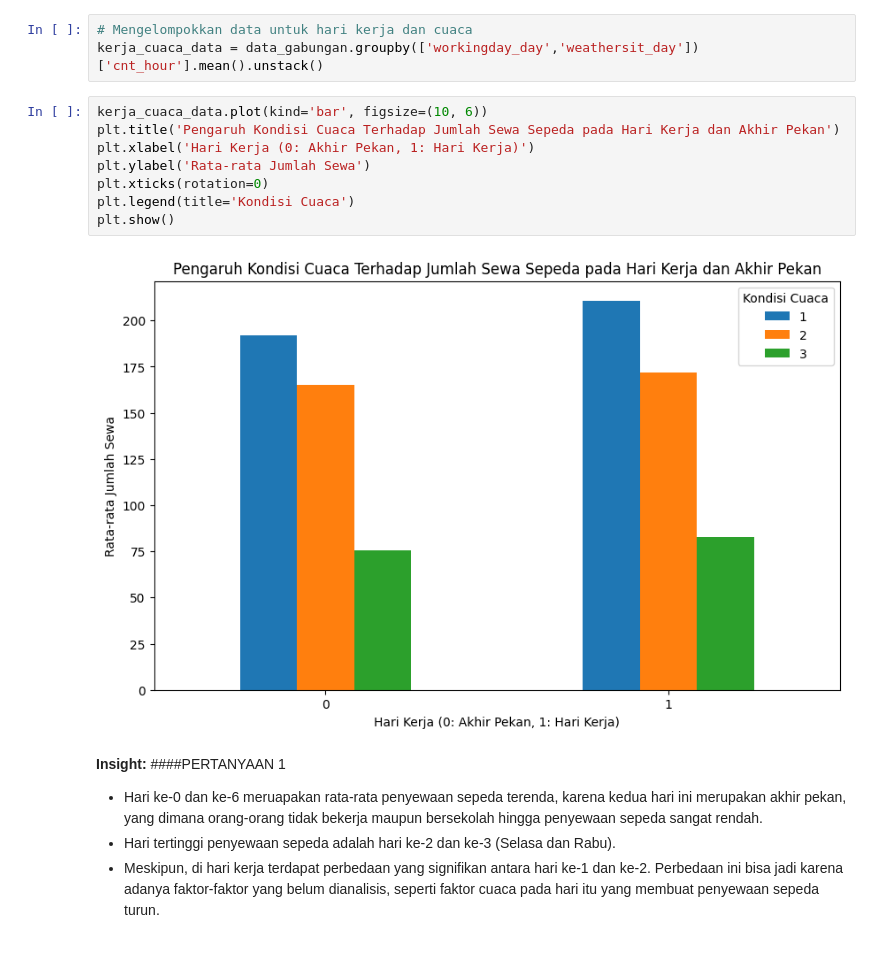
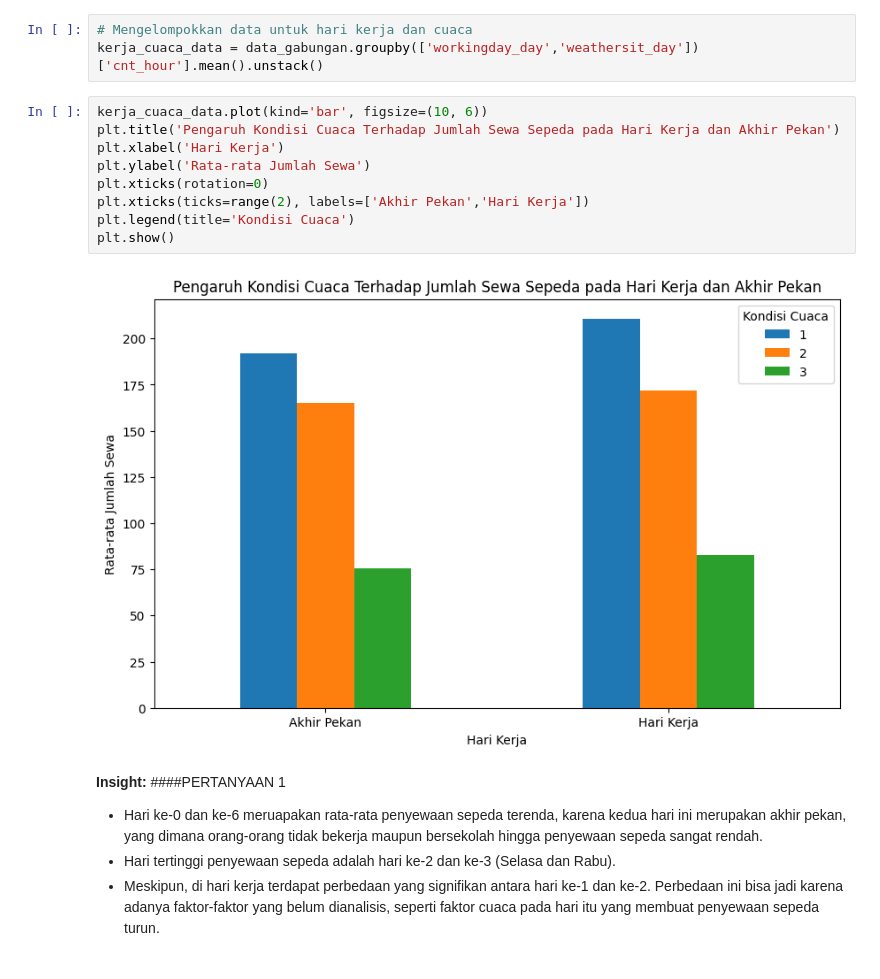
Before and after one commit to tsyaslsbl/Proyek_Analisis_Data, a Jupyter notebook: Notebook.ipynb, the cells around one changed output. Drawn from its saved outputs; the diff is of its cells as text.

```diff
--- a/Notebook.ipynb
+++ b/Notebook.ipynb
@@ -219,13 +252,14 @@ kerja_cuaca_data = data_gabungan.groupby(['workingday_day','weathersit_day'])['c
 # %%
 kerja_cuaca_data.plot(kind='bar', figsize=(10, 6))
 plt.title('Pengaruh Kondisi Cuaca Terhadap Jumlah Sewa Sepeda pada Hari Kerja dan Akhir Pekan')
-plt.xlabel('Hari Kerja (0: Akhir Pekan, 1: Hari Kerja)')
+plt.xlabel('Hari Kerja')
 plt.ylabel('Rata-rata Jumlah Sewa')
 plt.xticks(rotation=0)
+plt.xticks(ticks=range(2), labels=['Akhir Pekan','Hari Kerja'])
 plt.legend(title='Kondisi Cuaca')
 plt.show()
 # %% [output]
-[figure, old version]
+[figure, new version]
 # %% [markdown]
 **Insight:**
 ####PERTANYAAN 1
```
Also changed, not shown: parts of 10 cells of this notebook, 2 other files.
